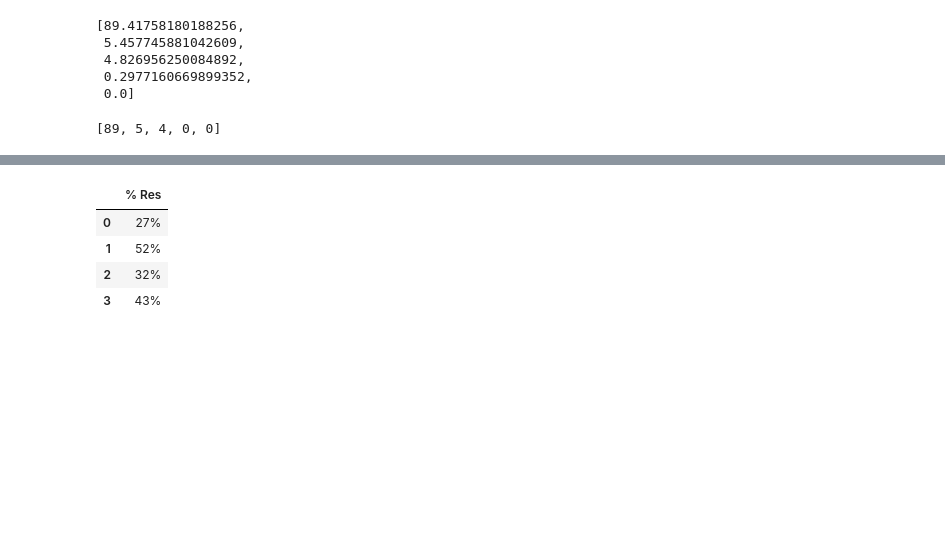
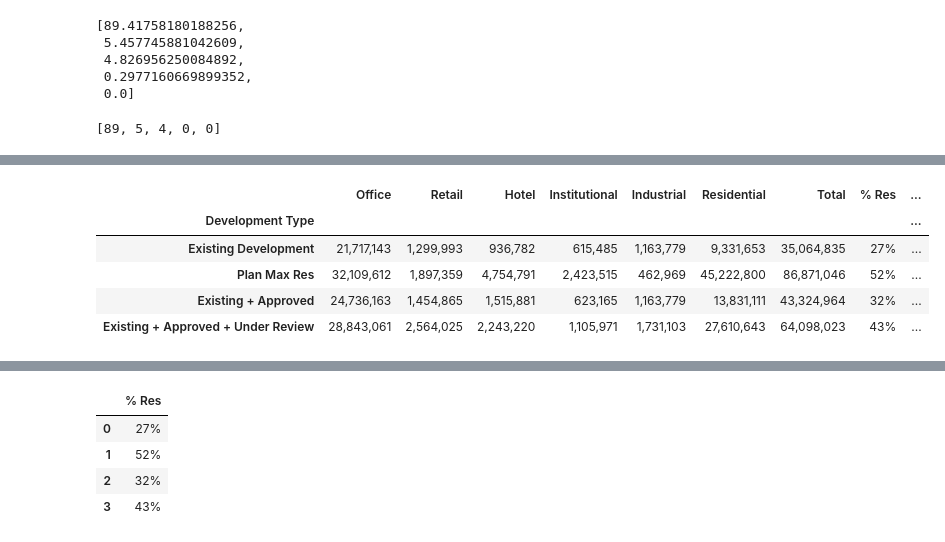
Before and after one commit to indranik/Project2, a Jupyter notebook: table.ipynb, the cells around one changed output, grey strips where cells are left out. Cells and saved outputs as stored; diff of their text form; code cells hidden in the pictures; blank space fills up the shorter version.

```diff
--- a/table.ipynb
+++ b/table.ipynb
@@ -111,4 +111,13 @@ filtered_selection
 | 1 | Plan Max Res | 32,109,612 | 1,897,359 | 4,754,791 | 2,423,515 | 462,969 | 45,222,800 | 86,871,046 | 52% | ... |
 | 2 | Existing + Approved | 24,736,163 | 1,454,865 | 1,515,881 | 623,165 | 1,163,779 | 13,831,111 | 43,324,964 | 32% | ... |
 | 3 | Existing + Approved + Under Review | 28,843,061 | 2,564,025 | 2,243,220 | 1,105,971 | 1,731,103 | 27,610,643 | 64,098,023 | 43% | ... |
+# %%
+filtered_selection.set_index(' Development Type ')
+# %% [output]
+|  | Office | Retail | Hotel | Institutional | Industrial | Residential | Total | % Res | ... |
+| Development Type |  |  |  |  |  |  |  |  | ... |
+| Existing Development | 21,717,143 | 1,299,993 | 936,782 | 615,485 | 1,163,779 | 9,331,653 | 35,064,835 | 27% | ... |
+| Plan Max Res | 32,109,612 | 1,897,359 | 4,754,791 | 2,423,515 | 462,969 | 45,222,800 | 86,871,046 | 52% | ... |
+| Existing + Approved | 24,736,163 | 1,454,865 | 1,515,881 | 623,165 | 1,163,779 | 13,831,111 | 43,324,964 | 32% | ... |
+| Existing + Approved + Under Review | 28,843,061 | 2,564,025 | 2,243,220 | 1,105,971 | 1,731,103 | 27,610,643 | 64,098,023 | 43% | ... |
 # %%
```
Also changed, not shown: parts of 5 cells of this notebook, 4 other files.
